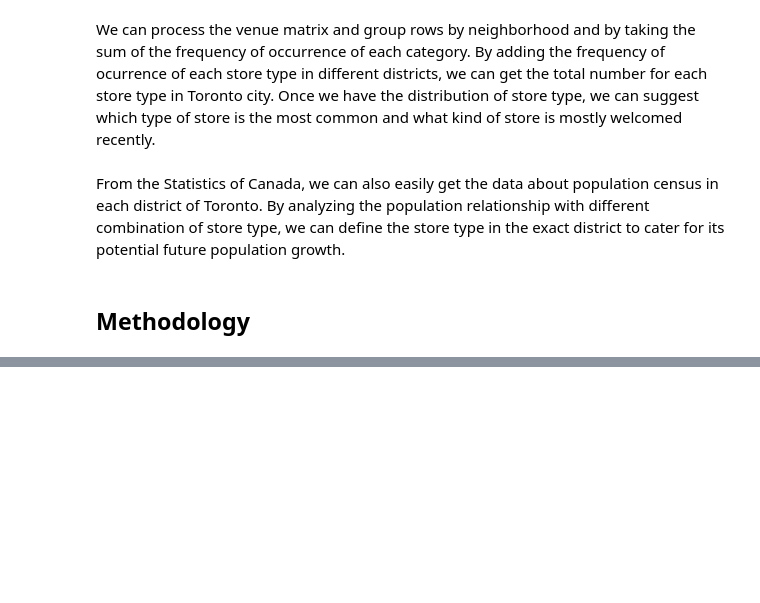
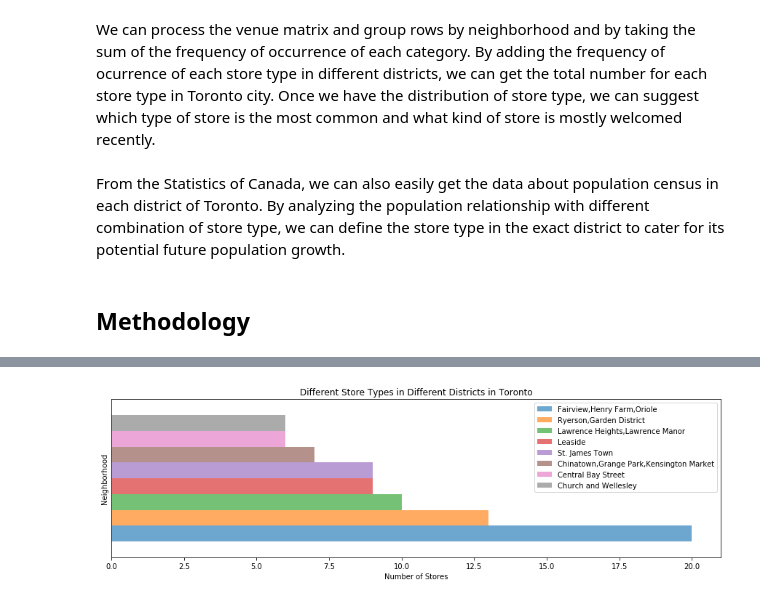
Before and after one commit to seubomb/Capstone_Project, a Jupyter notebook: Explore_Store_Toronto.ipynb, the cells around one changed output, grey strips where cells are left out. Saved outputs shown, nothing was run; the diff lists cells and outputs as text; code cells hidden in the pictures; blank space fills up the shorter version.

```diff
--- a/Explore_Store_Toronto.ipynb
+++ b/Explore_Store_Toronto.ipynb
@@ -31,0 +306,12 @@ By analyzing the population relationship with different combination of store typ
+# %%
+total_toronto1 = b_toronto[['Neighborhood','Total']]
+total_toronto1 = total_toronto1.drop(['Total'])
+total_toronto_R1 = total_toronto1.sort_values(by='Total', ascending=False)
+total_toronto_R1 = total_toronto_R1.iloc[0:8,]
+total_toronto_R1 = total_toronto_R1.reset_index()
+
+total_toronto_R1 = total_toronto_R1.T
+total_toronto_R1 = total_toronto_R1.drop(['index'])
+total_toronto_R1.columns = total_toronto_R1.iloc[0]
+total_toronto_R1 = total_toronto_R1[1:]
+total_toronto_R1
@@ -31,0 +321,18 @@ By analyzing the population relationship with different combination of store typ
+# %%
+total_toronto_R1.plot(kind='barh', figsize=(15, 4), width=2, alpha=0.65)
+
+plt.xlabel('Number of Stores') # add to x-label to the plot
+plt.ylabel('Neighborhood') # add y-label to the plot
+plt.title('Different Store Types in Different Districts in Toronto') # add title to the plot
+plt.legend(prop={'size': 10})
+
+frame1 = plt.gca()
+for xlabel_i in frame1.axes.get_yticklabels():
+    xlabel_i.set_fontsize(0.0)
+    xlabel_i.set_visible(False)
+for tick in frame1.axes.get_yticklines():
+    tick.set_visible(False)
+
+plt.show()
+# %% [output]
+[figure, added]
```
Also changed, not shown: parts of 24 cells of this notebook.
